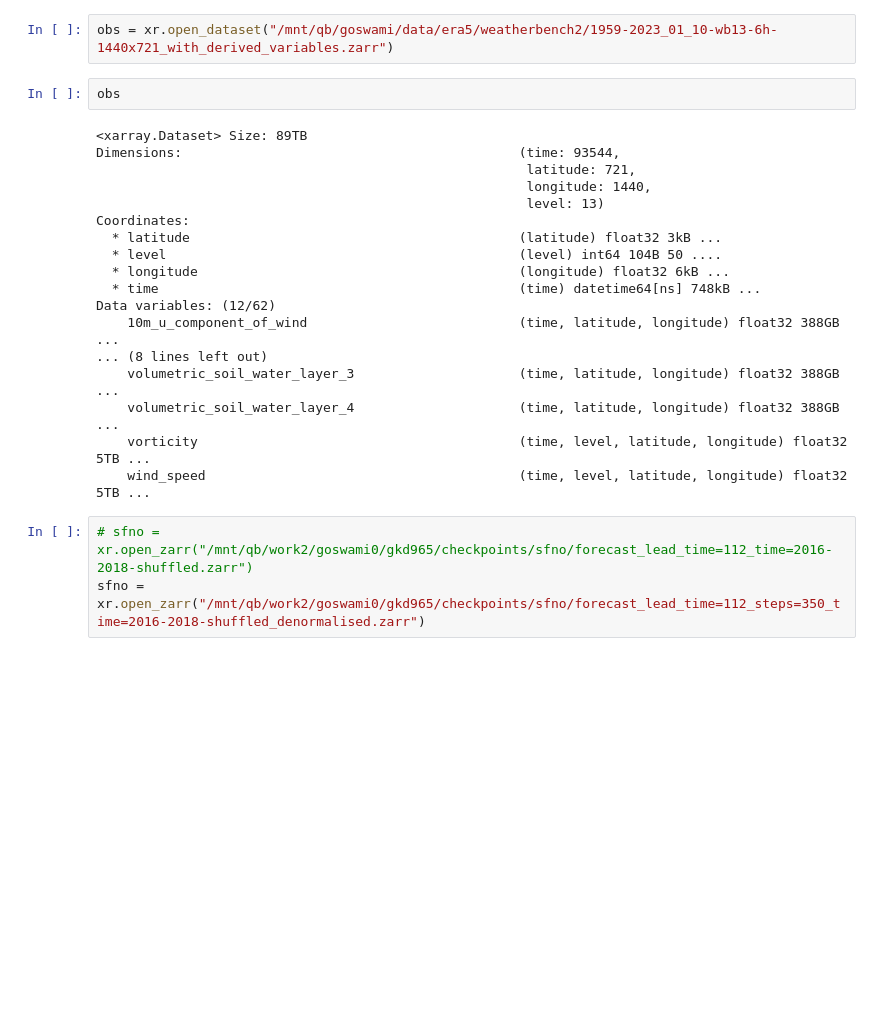
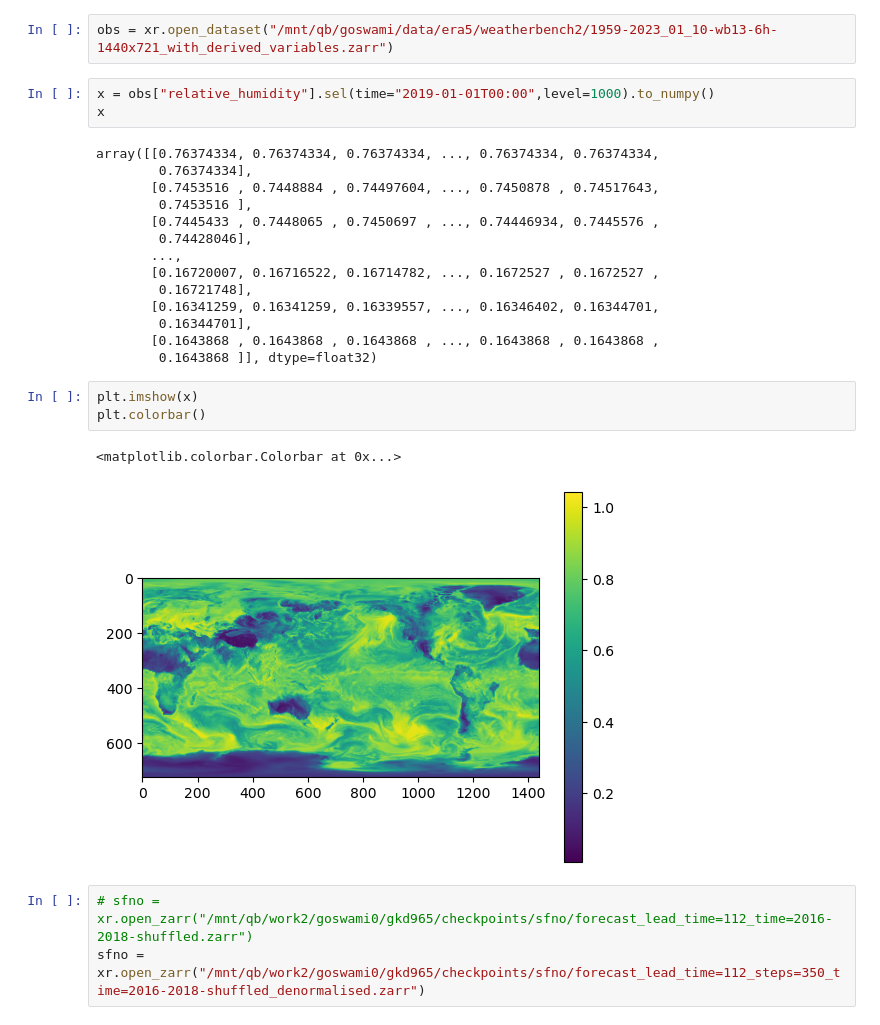
Before and after one commit to Slusny/Modulated-Spherical-Fourier-Neural-Operator, a Jupyter notebook: notebooks/skillscores.ipynb, the cells around one changed output. Cells and saved outputs as stored; diff of their text form; blank space fills up the shorter version.

```diff
--- a/notebooks/skillscores.ipynb
+++ b/notebooks/skillscores.ipynb
@@ -8,25 +8,28 @@ clim = xr.open_zarr(climatology_path)
 # %%
 obs = xr.open_dataset("/mnt/qb/goswami/data/era5/weatherbench2/1959-2023_01_10-wb13-6h-1440x721_with_derived_variables.zarr")
 # %%
-obs
+x = obs["relative_humidity"].sel(time="2019-01-01T00:00",level=1000).to_numpy()
+x
 # %% [output]
-<xarray.Dataset> Size: 89TB
-Dimensions:                                           (time: 93544,
-                                                       latitude: 721,
-                                                       longitude: 1440,
-                                                       level: 13)
-Coordinates:
-  * latitude                                          (latitude) float32 3kB ...
-  * level                                             (level) int64 104B 50 ....
-  * longitude                                         (longitude) float32 6kB ...
-  * time                                              (time) datetime64[ns] 748kB ...
-Data variables: (12/62)
-    10m_u_component_of_wind                           (time, latitude, longitude) float32 388GB ...
-... (8 lines left out)
-    volumetric_soil_water_layer_3                     (time, latitude, longitude) float32 388GB ...
-    volumetric_soil_water_layer_4                     (time, latitude, longitude) float32 388GB ...
-    vorticity                                         (time, level, latitude, longitude) float32 5TB ...
-    wind_speed                                        (time, level, latitude, longitude) float32 5TB ...
+array([[0.76374334, 0.76374334, 0.76374334, ..., 0.76374334, 0.76374334,
+        0.76374334],
+       [0.7453516 , 0.7448884 , 0.74497604, ..., 0.7450878 , 0.74517643,
+        0.7453516 ],
+       [0.7445433 , 0.7448065 , 0.7450697 , ..., 0.74446934, 0.7445576 ,
+        0.74428046],
+       ...,
+       [0.16720007, 0.16716522, 0.16714782, ..., 0.1672527 , 0.1672527 ,
+        0.16721748],
+       [0.16341259, 0.16341259, 0.16339557, ..., 0.16346402, 0.16344701,
+        0.16344701],
+       [0.1643868 , 0.1643868 , 0.1643868 , ..., 0.1643868 , 0.1643868 ,
+        0.1643868 ]], dtype=float32)
+# %%
+plt.imshow(x)
+plt.colorbar()
+# %% [output]
+<matplotlib.colorbar.Colorbar at 0x...>
+[figure, added]
 # %%
 # sfno = xr.open_zarr("/mnt/qb/work2/goswami0/gkd965/checkpoints/sfno/forecast_lead_time=112_time=2016-2018-shuffled.zarr")
 sfno = xr.open_zarr("/mnt/qb/work2/goswami0/gkd965/checkpoints/sfno/forecast_lead_time=112_steps=350_time=2016-2018-shuffled_denormalised.zarr")
```
Also changed, not shown: 11 other files.
